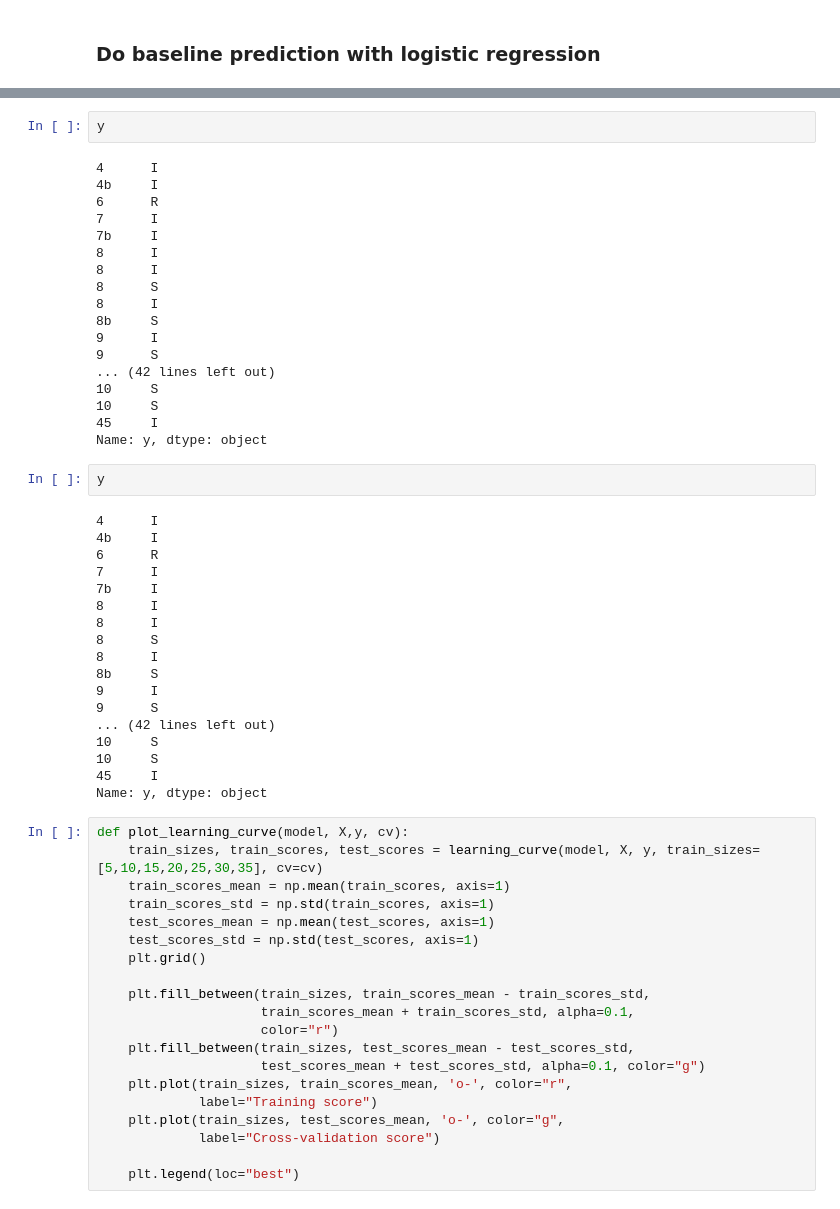
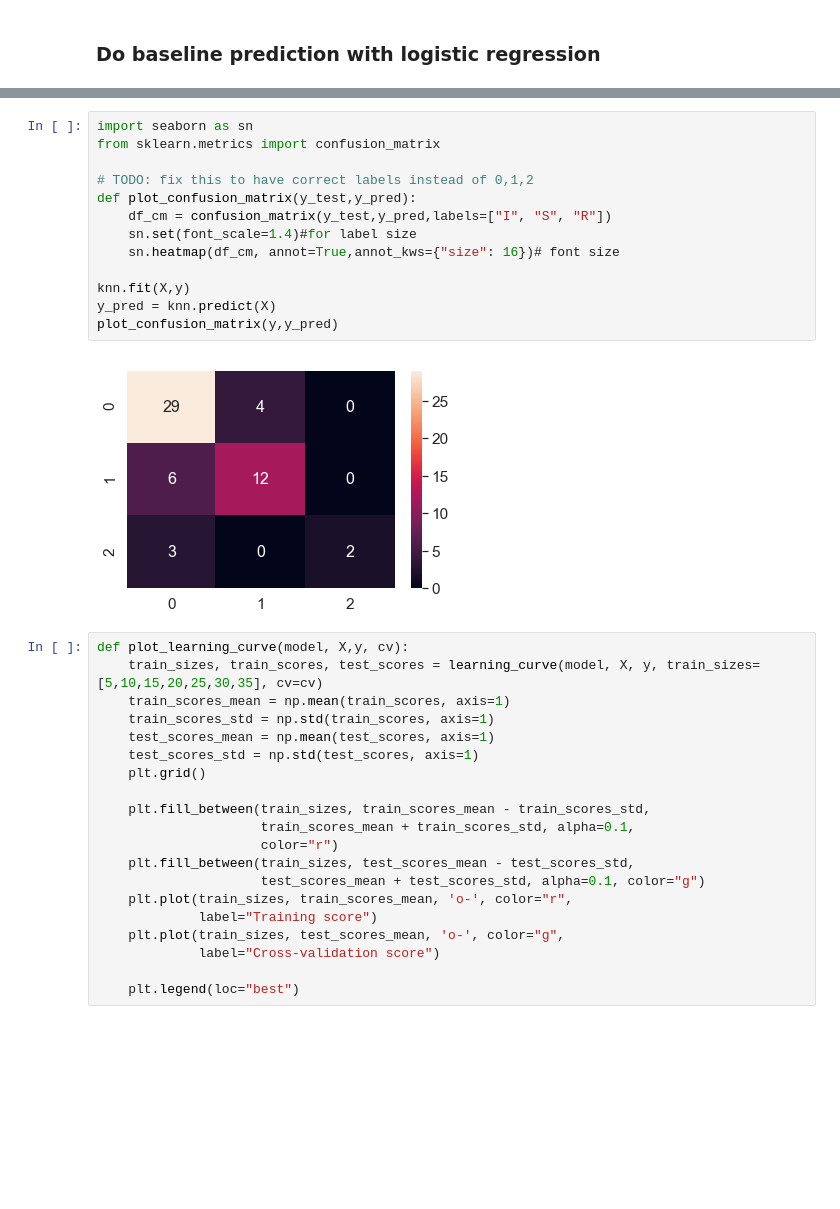
Before and after one commit to jatron/crmo-diagnosis-using-mri, a Jupyter notebook: Baseline.ipynb, the cells around one changed output, grey strips where cells are left out. Saved outputs shown, nothing was run; the diff lists cells and outputs as text; blank space fills up the shorter version.

```diff
--- a/Baseline.ipynb
+++ b/Baseline.ipynb
@@ -159,43 +151,18 @@ array(['I', 'I', 'I', 'I', 'I', 'I', 'I', 'I', 'I', 'S', 'S', 'I', 'I',
-# %%
-y
-# %% [output]
-4      I
-4b     I
-6      R
-7      I
-7b     I
-8      I
-8      I
-8      S
-8      I
-8b     S
-9      I
-9      S
-... (42 lines left out)
-10     S
-10     S
-45     I
-Name: y, dtype: object
-# %%
-y
-# %% [output]
-4      I
-4b     I
-6      R
-7      I
-7b     I
-8      I
-8      I
-8      S
-8      I
-8b     S
-9      I
-9      S
-... (42 lines left out)
-10     S
-10     S
-45     I
-Name: y, dtype: object
+# %%
+import seaborn as sn
+from sklearn.metrics import confusion_matrix
+
+# TODO: fix this to have correct labels instead of 0,1,2
+def plot_confusion_matrix(y_test,y_pred):
+    df_cm = confusion_matrix(y_test,y_pred,labels=["I", "S", "R"])
+    sn.set(font_scale=1.4)#for label size
+    sn.heatmap(df_cm, annot=True,annot_kws={"size": 16})# font size
+
+knn.fit(X,y)
+y_pred = knn.predict(X)
+plot_confusion_matrix(y,y_pred)
+# %% [output]
+[figure, added]
 # %%
 def plot_learning_curve(model, X,y, cv):
     train_sizes, train_scores, test_scores = learning_curve(model, X, y, train_sizes=[5,10,15,20,25,30,35], cv=cv)
```
Also changed, not shown: parts of 23 cells of this notebook, 2 other files.
